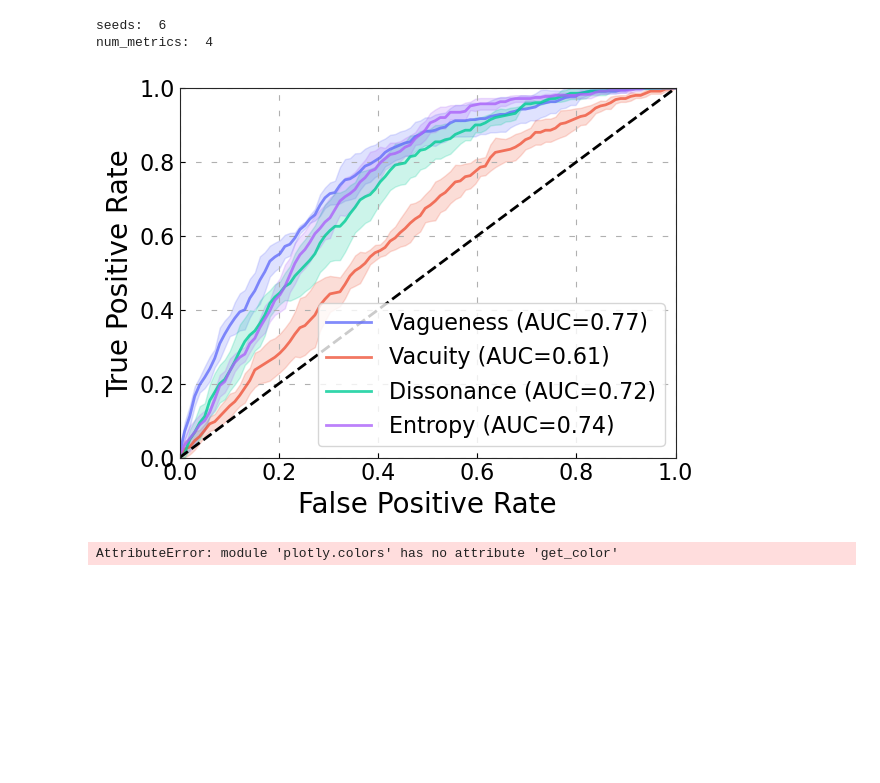
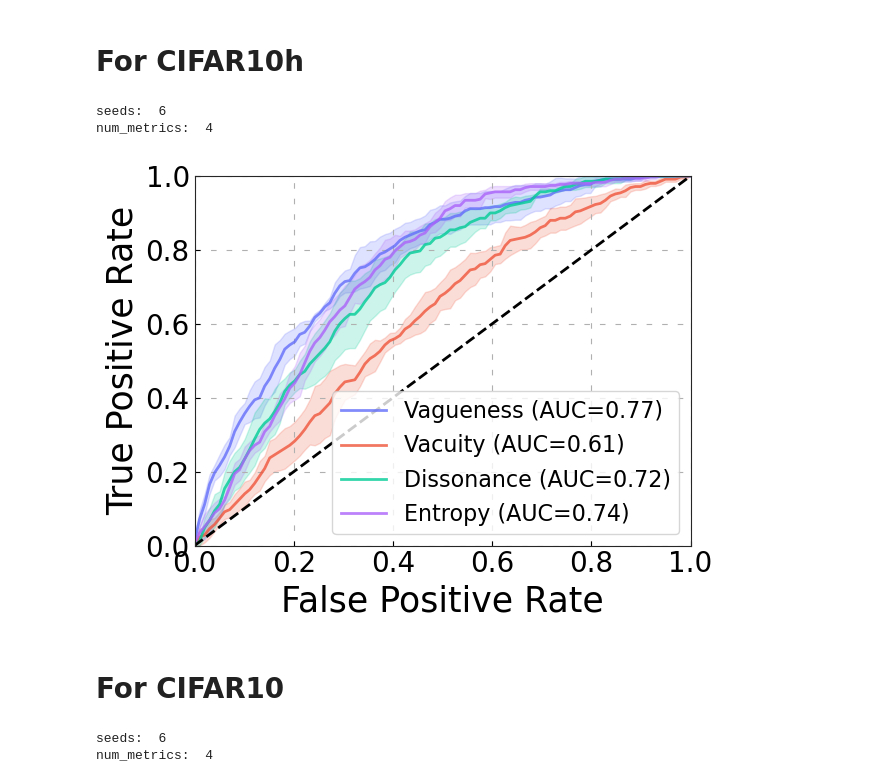
Before and after one commit to Hugo101/HyperEvidentialNN, a Jupyter notebook: roc_draw_plot.ipynb, the cells around one changed output. Cells and saved outputs as stored; diff of their text form; code cells hidden in the pictures; blank space fills up the shorter version.

```diff
--- a/roc_draw_plot.ipynb
+++ b/roc_draw_plot.ipynb
@@ -43,9 +39,10 @@ def plot_ROC_curves(plt, y_true, y_scores, color='green', tag='vagueness'):
     plt.fill_between(mean_fpr, tprs_lower, tprs_upper, color=color, alpha=0.2)
     # plt.fill_between(mean_fpr, tprs_lower, tprs_upper, color='grey', alpha=0.33,
                         # label=r'$\pm$ 1 std. dev.')
+# %% [markdown]
+# For CIFAR10h
 # %%
-import pickle
-file_name = "/home/cxl173430/data/uncertainty_Related/HENN_Git_VScode/metrics.pkl"
+file_name = "/home/cxl173430/data/uncertainty_Related/HENN_Git_VScode/CIFAR10h_metrics.pkl"
 # load data from pickle file
 with open(file_name, 'rb') as f:
     data = pickle.load(f)
@@ -78,43 +75,50 @@ y_scores_4 = np.stack(y_scores_4, axis=1)
 # %%
 # plt.figure(figsize=(6, 6), dpi=80)
 # plt.rcParams["figure.figsize"] = (8, 6)
 plt.style.use('seaborn-deep')
 # plt.style.use("seaborn-v0_8-whitegrid")
 # plt.style.use("seaborn-v0_8-deep")
 plt.rcParams["axes.grid"] = True
 plt.rcParams["grid.linestyle"] = (5, 9)
 plt.rcParams['xtick.direction'] = 'in'
 plt.rcParams['ytick.direction'] = 'in'
 plt.rcParams['axes.edgecolor'] = '0.15'
 
 plot_ROC_curves(plt, y_true, y_scores_1, color='#636EFA', tag="Vagueness")
 plot_ROC_curves(plt, y_true, y_scores_2, color='#EF553B', tag="Vacuity")
 plot_ROC_curves(plt, y_true, y_scores_3, color='#00CC96', tag="Dissonance")
 plot_ROC_curves(plt, y_true, y_scores_4, color='#AB63FA', tag="Entropy")
 
 x = [0.0, 1.0]
 plt.plot(x, x, linestyle='dashed', color='black', linewidth=2.0)
 
 plt.legend(loc='lower right', fontsize=16, ncol=1)
-plt.xlabel('False Positive Rate', fontsize=20)
-plt.ylabel('True Positive Rate', fontsize=20)
+plt.xlabel('False Positive Rate', fontsize=25)
+plt.ylabel('True Positive Rate', fontsize=25)
 plt.xlim(0.0, 1.0)
 plt.ylim(0.0, 1.0)
-plt.tick_params(labelsize=16)
+plt.tick_params(labelsize=20)
 
 tag = 'auc'
-data = 'cifar10'
+data = 'cifar10h'
 plt.savefig(f"{data}_{tag}.pdf", dpi=300, bbox_inches='tight')
 plt.show()
 # %% [output]
-[figure, old version]
+[figure, new version]
-# %%
-import plotly.colors as pc
-
-# Get the color "red" from Plotly
-red = pc.get_color("red")
-
-# Plot a line with the color "red"
-plt.plot([1, 2, 3], [4, 5, 6], color=red)
-# %% [output]
-AttributeError: module 'plotly.colors' has no attribute 'get_color'
+# %% [markdown]
+# For CIFAR10
+# %%
+file_name = "/home/cxl173430/data/uncertainty_Related/HENN_Git_VScode/CIFAR10_metrics_ResNet18.pkl"
+# load data from pickle file
+with open(file_name, 'rb') as f:
+    data = pickle.load(f)
+
+seeds = len(data)
+num_metrics = len(data[0])
+print("seeds: ", seeds)
+print("num_metrics: ", num_metrics)
+
+y_true = data[-1]
+# %% [output]
+seeds:  6
+num_metrics:  4
```
Also changed, not shown: parts of 9 cells of this notebook, 2 other files.
